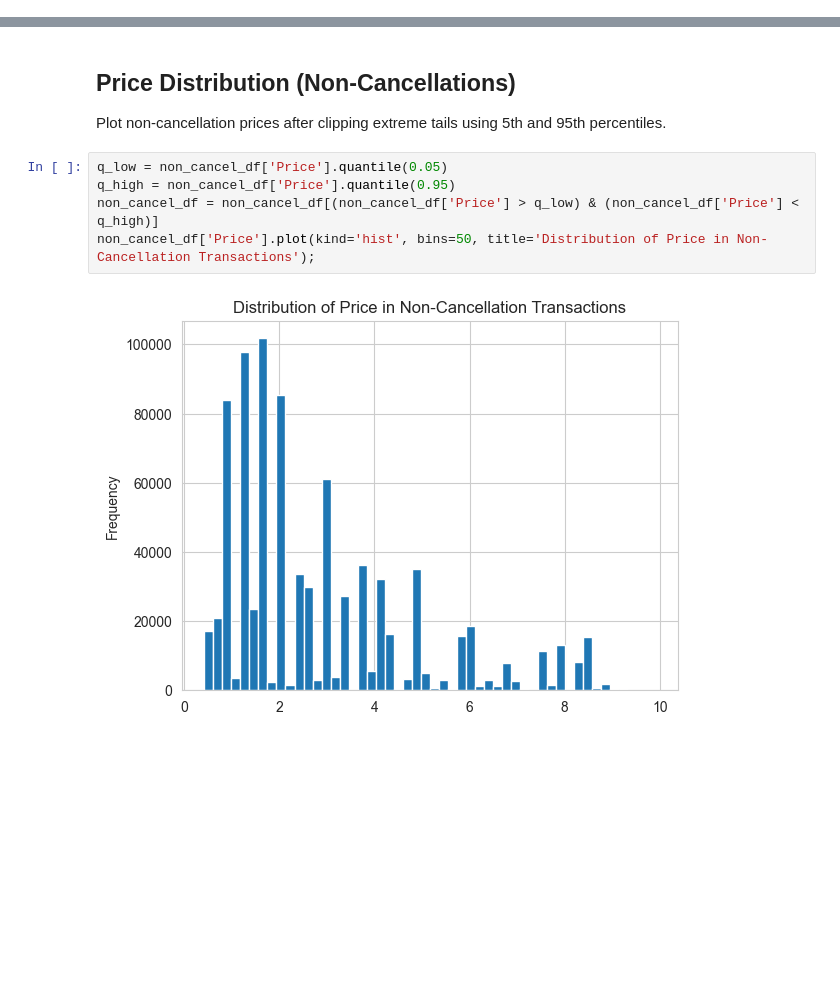
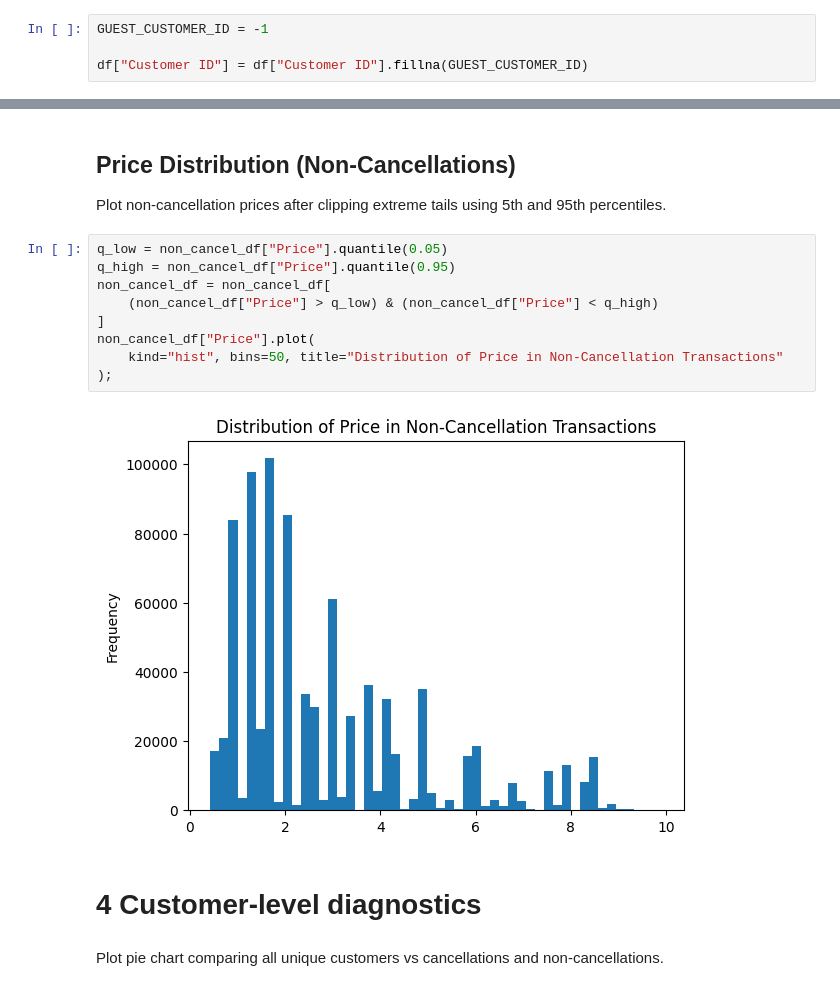
Before and after one commit to smnsht/unusual-customer-purchasing, a Jupyter notebook: notebooks/01_EDA.ipynb, the cells around one changed output, grey strips where cells are left out. Cells and saved outputs as stored; diff of their text form; blank space fills up the shorter version.

```diff
--- a/notebooks/01_EDA.ipynb
+++ b/notebooks/01_EDA.ipynb
@@ -44,3 +70,7 @@ dtype: int64
+# %%
+GUEST_CUSTOMER_ID = -1
+
+df["Customer ID"] = df["Customer ID"].fillna(GUEST_CUSTOMER_ID)
 # %%
 df.nunique()
 # %% [output]
@@ -179,9 +261,17 @@ plot_df['Quantity'].plot(kind='hist', bins=50, figsize=(10, 6), title='Distribut
 ## Price Distribution (Non-Cancellations)
 Plot non-cancellation prices after clipping extreme tails using 5th and 95th percentiles.
 # %%
-q_low = non_cancel_df['Price'].quantile(0.05)
-q_high = non_cancel_df['Price'].quantile(0.95)
-non_cancel_df = non_cancel_df[(non_cancel_df['Price'] > q_low) & (non_cancel_df['Price'] < q_high)]
-non_cancel_df['Price'].plot(kind='hist', bins=50, title='Distribution of Price in Non-Cancellation Transactions');
+q_low = non_cancel_df["Price"].quantile(0.05)
+q_high = non_cancel_df["Price"].quantile(0.95)
+non_cancel_df = non_cancel_df[
+    (non_cancel_df["Price"] > q_low) & (non_cancel_df["Price"] < q_high)
+]
+non_cancel_df["Price"].plot(
+    kind="hist", bins=50, title="Distribution of Price in Non-Cancellation Transactions"
+);
 # %% [output]
-[figure, old version]
+[figure, new version]
+# %% [markdown]
+# 4 Customer-level diagnostics
+# %% [markdown]
+Plot pie chart comparing all unique customers vs cancellations and non-cancellations.
```
Also changed, not shown: parts of 24 cells of this notebook.
